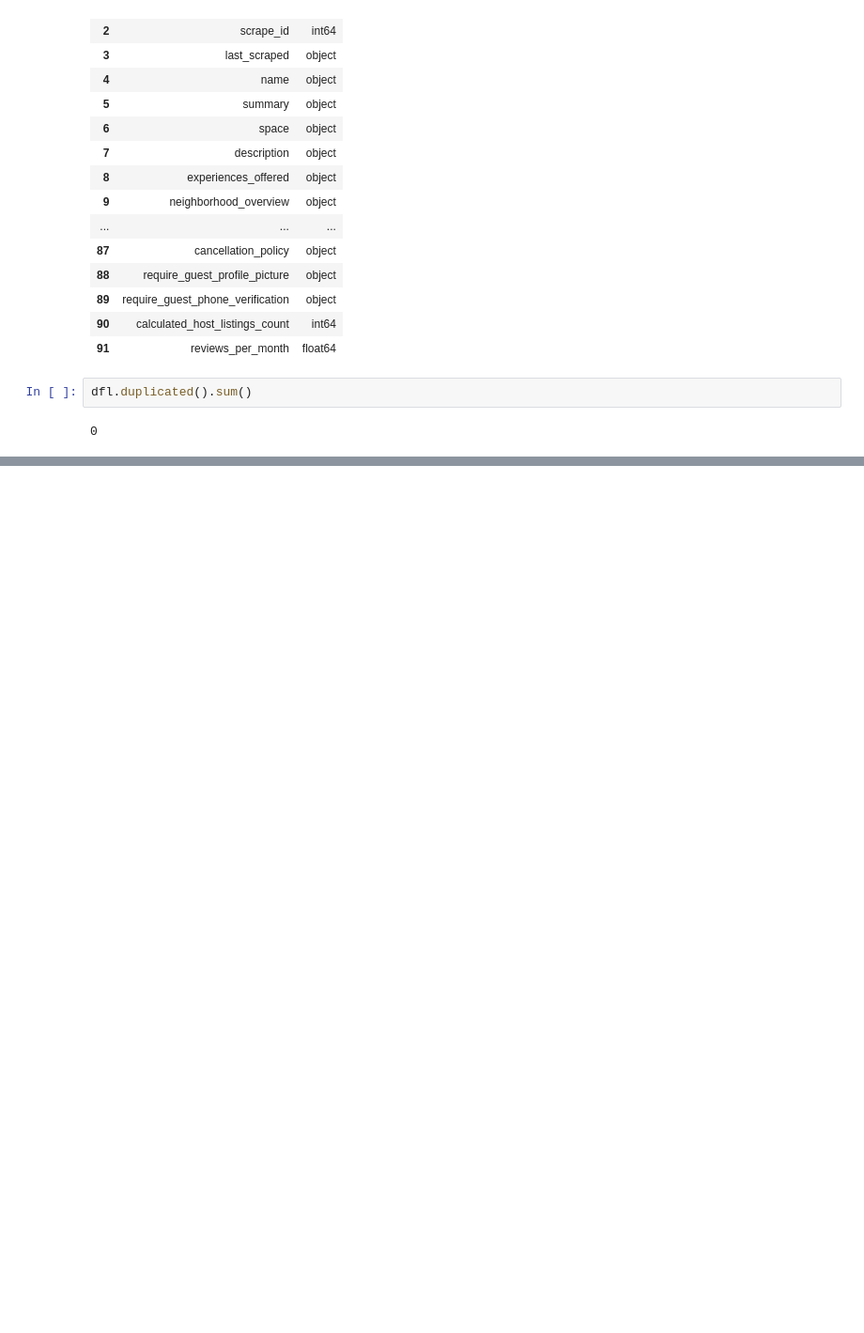
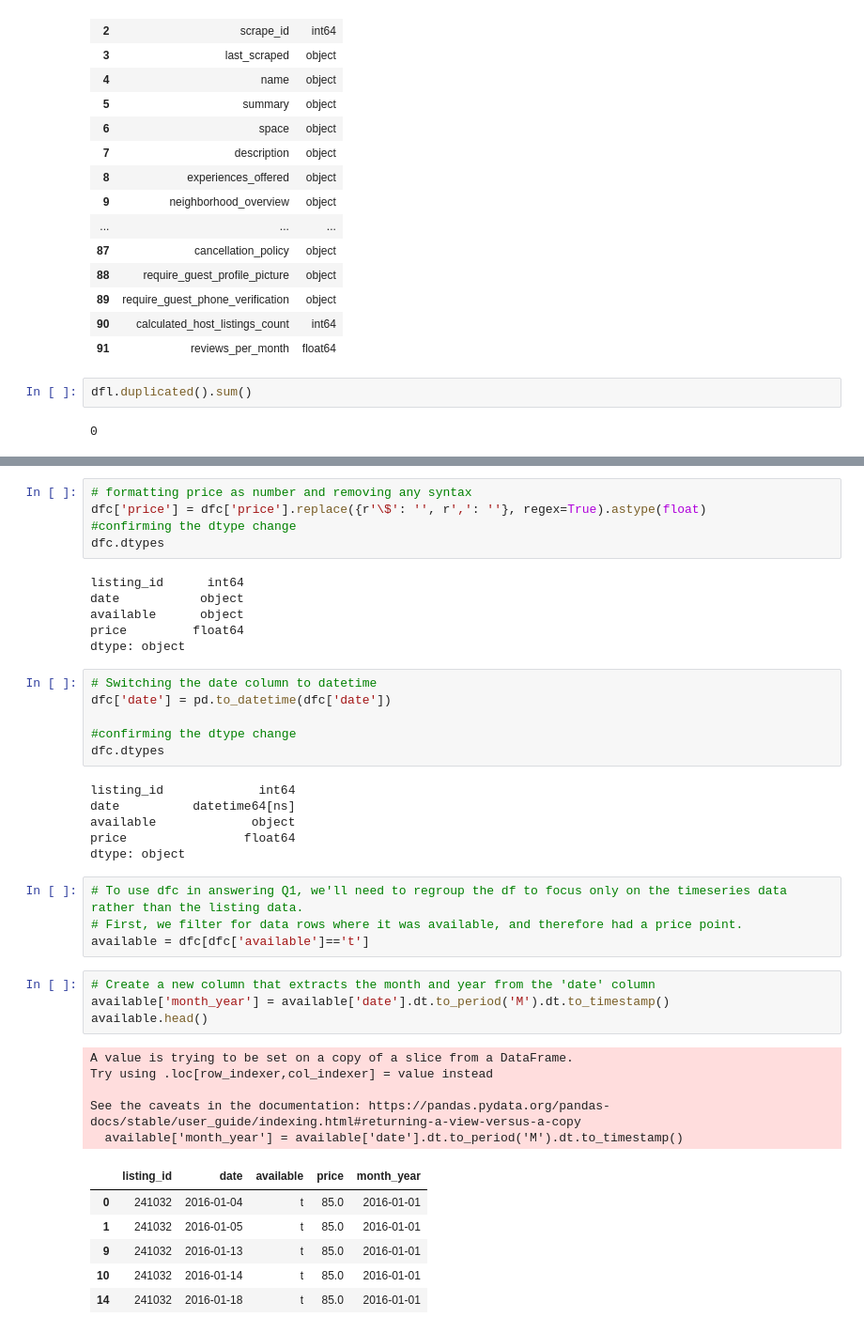
Before and after one commit to mohanadelemary/airbnb-seattle-analysis, a Jupyter notebook: airbnb-seattle-analysis.ipynb, the cells around one changed output, grey strips where cells are left out. Shown at 94% size. Drawn from its saved outputs; the diff is of its cells as text; blank space fills up the shorter version.

```diff
--- a/airbnb-seattle-analysis.ipynb
+++ b/airbnb-seattle-analysis.ipynb
@@ -253,0 +280,43 @@ dfl.duplicated().sum()
+# %%
+# formatting price as number and removing any syntax
+dfc['price'] = dfc['price'].replace({r'\$': '', r',': ''}, regex=True).astype(float)
+#confirming the dtype change
+dfc.dtypes
+# %% [output]
+listing_id      int64
+date           object
+available      object
+price         float64
+dtype: object
+# %%
+# Switching the date column to datetime
+dfc['date'] = pd.to_datetime(dfc['date'])
+
+#confirming the dtype change
+dfc.dtypes
+# %% [output]
+listing_id             int64
+date          datetime64[ns]
+available             object
+price                float64
+dtype: object
+# %%
+# To use dfc in answering Q1, we'll need to regroup the df to focus only on the timeseries data rather than the listing data.
+# First, we filter for data rows where it was available, and therefore had a price point.
+available = dfc[dfc['available']=='t']
+# %%
+# Create a new column that extracts the month and year from the 'date' column
+available['month_year'] = available['date'].dt.to_period('M').dt.to_timestamp()
+available.head()
+# %% [output]
+A value is trying to be set on a copy of a slice from a DataFrame.
+Try using .loc[row_indexer,col_indexer] = value instead
+
+See the caveats in the documentation: https://pandas.pydata.org/pandas-docs/stable/user_guide/indexing.html#returning-a-view-versus-a-copy
+  available['month_year'] = available['date'].dt.to_period('M').dt.to_timestamp()
+|  | listing_id | date | available | price | month_year |
+| 0 | 241032 | 2016-01-04 | t | 85.0 | 2016-01-01 |
+| 1 | 241032 | 2016-01-05 | t | 85.0 | 2016-01-01 |
+| 9 | 241032 | 2016-01-13 | t | 85.0 | 2016-01-01 |
+| 10 | 241032 | 2016-01-14 | t | 85.0 | 2016-01-01 |
+| 14 | 241032 | 2016-01-18 | t | 85.0 | 2016-01-01 |
```
Also changed, not shown: parts of 30 cells of this notebook.
